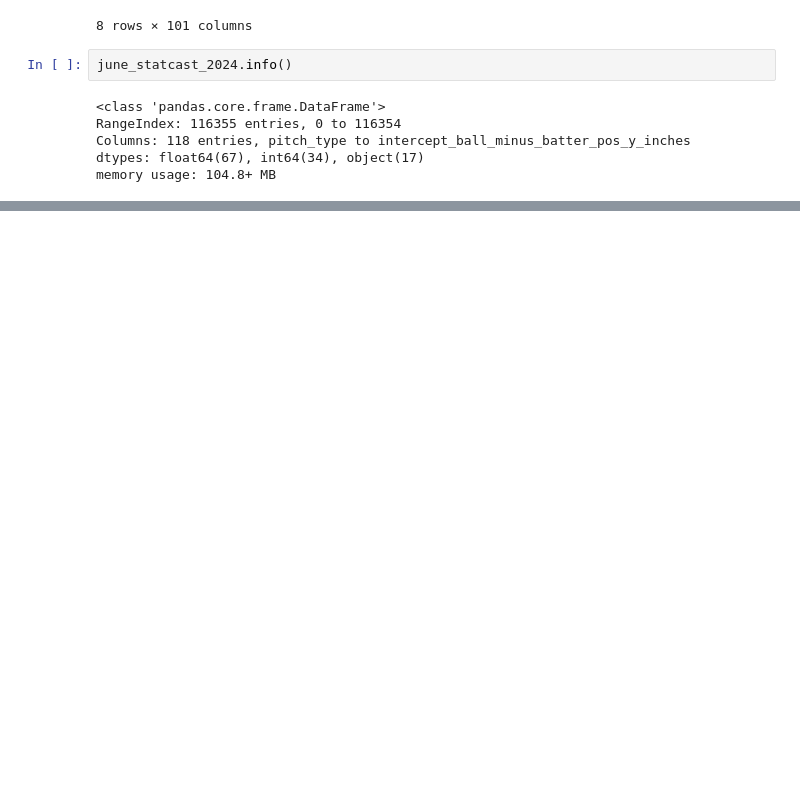
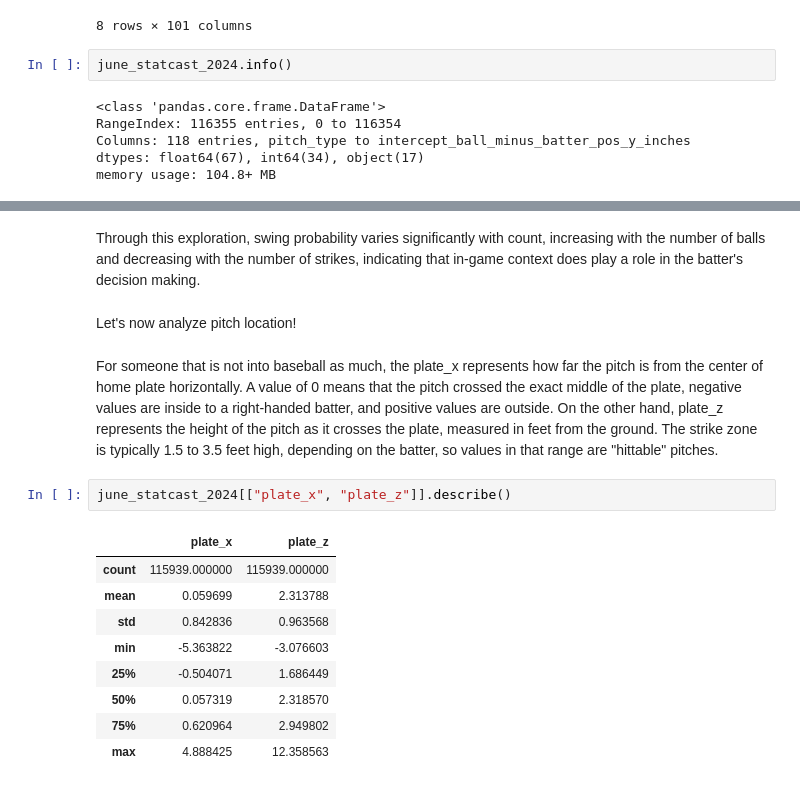
Before and after one commit to kyleduongg/statcastdata, a Jupyter notebook: statcast_eda.ipynb, the cells around one changed output, grey strips where cells are left out. Drawn from its saved outputs; the diff is of its cells as text; blank space fills up the shorter version.

```diff
--- a/statcast_eda.ipynb
+++ b/statcast_eda.ipynb
@@ -38,0 +89,18 @@ memory usage: 104.8+ MB
+# %% [markdown]
+Through this exploration, swing probability varies significantly with count, increasing with the number of balls and decreasing with the number of strikes, indicating that in-game context does play a role in the batter's decision making.
+# %% [markdown]
+Let's now analyze pitch location!
+# %% [markdown]
+For someone that is not into baseball as much, the plate_x represents how far the pitch is from the center of home plate horizontally. A value of 0 means that the pitch crossed the exact middle of the plate, negative values are inside to a right-handed batter, and positive values are outside. On the other hand, plate_z represents the height of the pitch as it crosses the plate, measured in feet from the ground. The strike zone is typically 1.5 to 3.5 feet high, depending on the batter, so values in that range are "hittable" pitches.
+# %%
+june_statcast_2024[["plate_x", "plate_z"]].describe()
+# %% [output]
+|  | plate_x | plate_z |
+| count | 115939.000000 | 115939.000000 |
+| mean | 0.059699 | 2.313788 |
+| std | 0.842836 | 0.963568 |
+| min | -5.363822 | -3.076603 |
+| 25% | -0.504071 | 1.686449 |
+| 50% | 0.057319 | 2.318570 |
+| 75% | 0.620964 | 2.949802 |
+| max | 4.888425 | 12.358563 |
```
Also changed, not shown: parts of 18 cells of this notebook.
